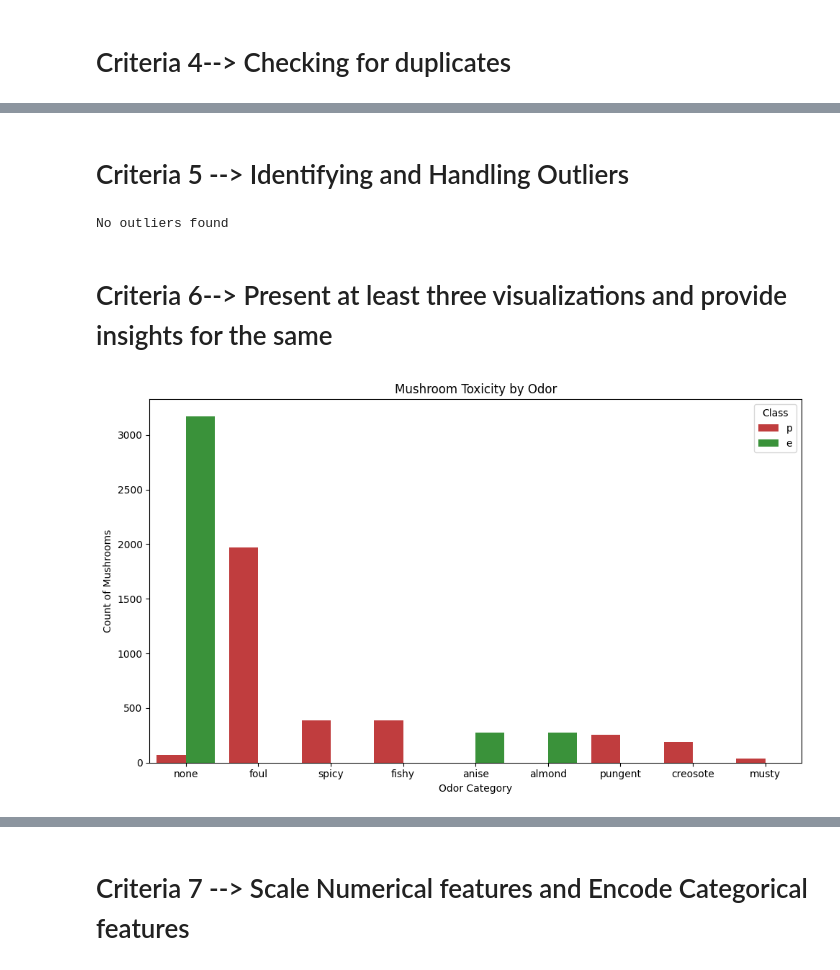
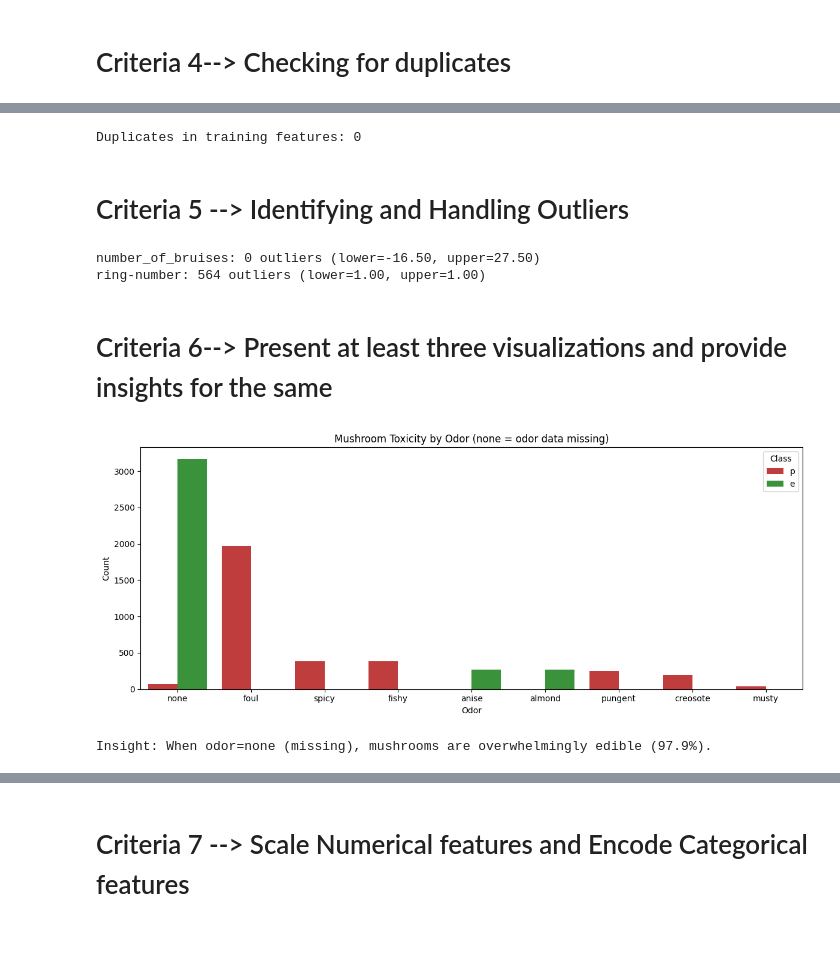
Before and after one commit to ShivamBirla-24/Algo8-Clone, a Jupyter notebook: notebook2403345f6a.ipynb, the cells around one changed output, grey strips where cells are left out. Cells and saved outputs as stored; diff of their text form; code cells hidden in the pictures; blank space fills up the shorter version.

```diff
--- a/notebook2403345f6a.ipynb
+++ b/notebook2403345f6a.ipynb
@@ -112,13 +109,0 @@ First removing the redundant columns
-# %%
-#removing columns which is not contributing the problem solving
-id = test['ID']
-train.drop(columns = ['ID','mushroom_id'] , axis=1 , inplace = True)
-test.drop(columns = ['ID','mushroom_id'] , axis=1 , inplace = True)
-# %%
-#removing the columns with 0 variance(with same entries in every row)
-print(train['veil-color'].value_counts())
-print(train['veil-type'].value_counts())
-
-#So veil-color and veil-type should be dropped
-train.drop(columns = ['veil-color','veil-type'],axis =1,inplace= True)
-test.drop(columns = ['veil-color','veil-type'],axis =1,inplace= True)
@@ -247,48 +148,33 @@ No duplicates are there
+# %%
+dups = X.duplicated().sum()
+print(f"Duplicates in training features: {dups}")
+# %% [output]
+Duplicates in training features: 0
 # %% [markdown]
 # Criteria 5 --> Identifying and Handling Outliers
-# %%
-# Checking for Outliers for 'number of bruises' using Interquartile Range
-Q1 = train_imputed['number_of_bruises'].quantile(0.25)
-Q3 = train_imputed['number_of_bruises'].quantile(0.75)
-
-IQR = Q3 - Q1
-
-upper = Q3 + 1.5 * IQR
-lower = Q1 - 1.5 * IQR
-
-# 1. Create a mask for rows that are NOT outliers (the "safe" rows)
-safe_rows_mask = (train_imputed['number_of_bruises'] >= lower) & (train_imputed['number_of_bruises'] <= upper)
-
-# Count how many outliers we have by checking how many are NOT safe
-outliers_count = (~safe_rows_mask).sum()
-
-if outliers_count > 0:
-    print(f"Total number of outliers is/are {outliers_count}")
-
-    # 2. Apply the safe mask to BOTH datasets!
-    train_imputed = train_imputed[safe_rows_mask]
-    y_train = y_train[safe_rows_mask]
-else:
-    print("No outliers found")
-# %% [output]
-No outliers found
+# %%
+for col in ['number_of_bruises', 'ring-number']:
+    Q1, Q3 = X[col].quantile(0.25), X[col].quantile(0.75)
+    IQR = Q3 - Q1
+    lo, hi = Q1 - 1.5*IQR, Q3 + 1.5*IQR
+    n_out = ((X[col] < lo) | (X[col] > hi)).sum()
+    print(f"{col}: {n_out} outliers (lower={lo:.2f}, upper={hi:.2f})")
+# %% [output]
+number_of_bruises: 0 outliers (lower=-16.50, upper=27.50)
+ring-number: 564 outliers (lower=1.00, upper=1.00)
 # %% [markdown]
 # Criteria 6--> Present at least three visualizations and provide insights for the same
 # %%
-#Visualization 1 --> This plots the relationship between the mushroom's smell and its toxicity.
-plt.figure(figsize=(10, 6))
-
-order = train_imputed['odor'].value_counts().index
-
-sns.countplot(data=train_imputed, x='odor', hue=y_train, order=order,
+# Viz 1: Odor vs Class (note: 'none' means odor was missing)
+plt.figure(figsize=(12, 5))
+order = X['odor'].value_counts().index
+sns.countplot(data=X, x='odor', hue=y, order=order,
               palette={'e': '#2ca02c', 'p': '#d62728'})
-
-plt.title('Mushroom Toxicity by Odor')
-plt.xlabel('Odor Category')
-plt.ylabel('Count of Mushrooms')
+plt.title('Mushroom Toxicity by Odor (none = odor data missing)')
+plt.xlabel('Odor'); plt.ylabel('Count')
 plt.legend(title='Class')
-
-plt.tight_layout()
-plt.show()
+plt.tight_layout(); plt.show()
+print("Insight: When odor=none (missing), mushrooms are overwhelmingly edible (97.9%).")
 # %% [output]
-[figure, old version]
+[figure, new version]
+Insight: When odor=none (missing), mushrooms are overwhelmingly edible (97.9%).
```
Also changed, not shown: parts of 29 cells of this notebook.
